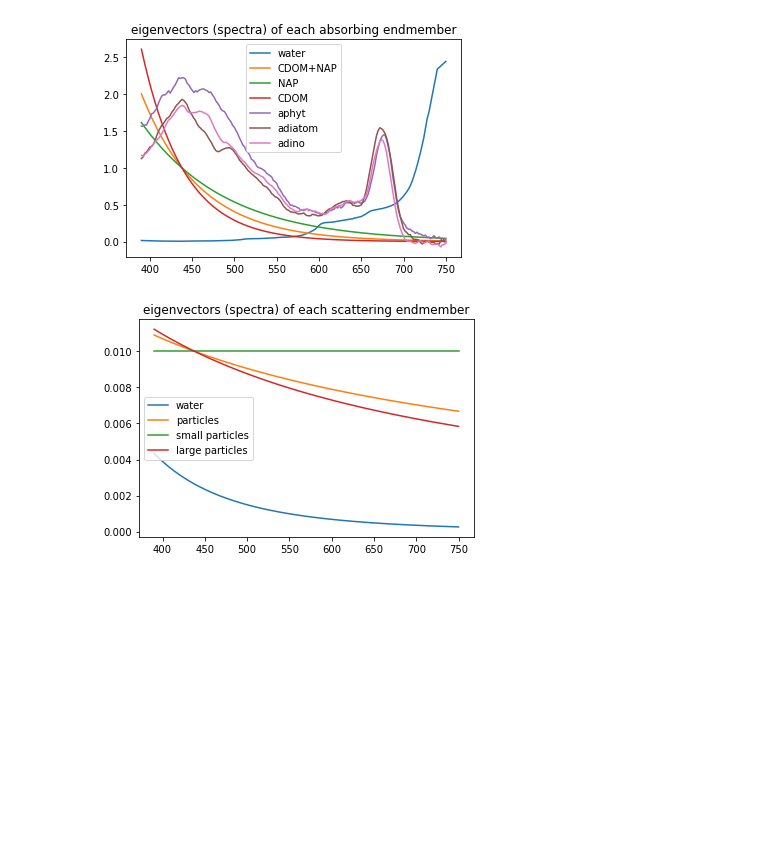
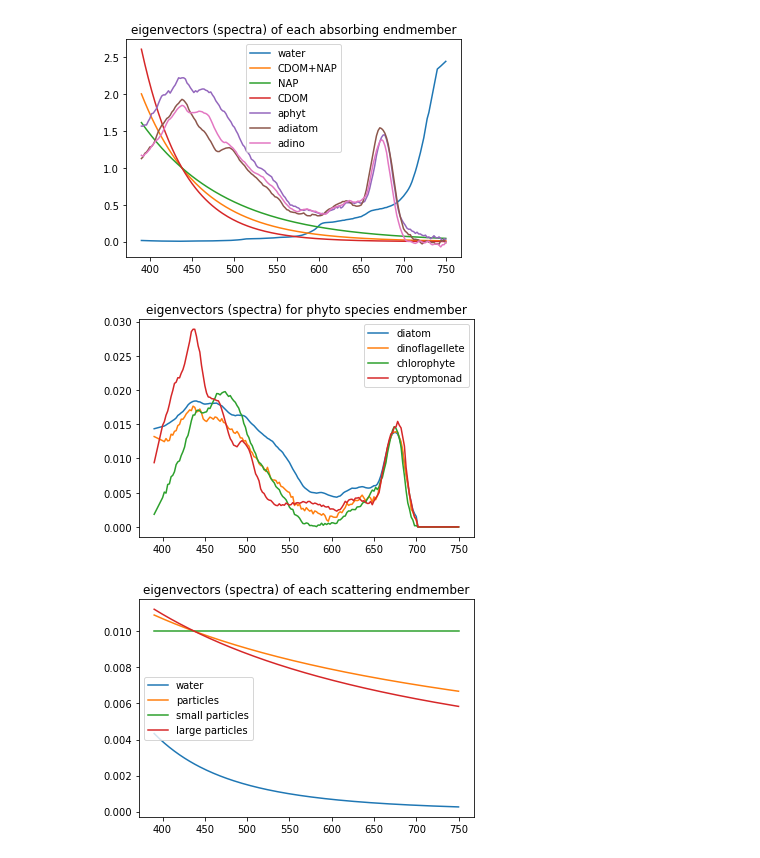
Before and after one commit to patrickcgray/inverse_modeling, a Jupyter notebook: inversemodelRC.ipynb, the cells around one changed output. Saved outputs shown, nothing was run; the diff lists cells and outputs as text; code cells hidden in the pictures; blank space fills up the shorter version.

Commit message:
prelab push with all data and updated phyto species spectra

```diff
--- a/inversemodelRC.ipynb
+++ b/inversemodelRC.ipynb
@@ -278,6 +261,28 @@ def diat_dino_abs(wavelength):
     a_phi2_2 = fx(wavelength)
     a_phi2 = np.array([a_phi2_1, a_phi2_2])
     return(a_phi2)
+# %%
+def phyto_species_abs(wavelength):
+    # averaged spectrum from Roesler (WET Cal experiment)
+    # specific absorption coefficient (m2/mg)
+    # dinoflagellate diatom chlorophyte cryptomonad
+
+    # take the file and interpolate the different components about then merge them back
+    a_f = np.genfromtxt('data/phyto_species_abs.csv', delimiter=',')
+
+    a_phis = np.array([])
+
+    for i in range(1,5):
+        fx = InterpolatedUnivariateSpline(a_f[:,0],a_f[:,i], k=1)
+        a_phix = fx(wavelength)
+        # set wavelengths above 700 to 0
+        a_phix[wavelength > 700] = 0
+        if len(a_phis) == 0:
+            a_phis = a_phix
+        else:
+            a_phis = np.vstack([a_phis,a_phix])
+
+    return(a_phis)
 # %% [markdown]
 #### Use all of these parameters and data based spectra to create the absorption and backscattering vectors at the correct wavelengths.
 # %%
@@ -305,6 +311,20 @@ plt.title("eigenvectors (spectra) of each absorbing endmember")
 plt.show()
 # %% [output]
 [figure]
+# %%
+# four components of chl-specific absorption: diat dino chlorophyte cryptomonad
+a_phi_species = phyto_species_abs(wavelength)
+labels = ['diatom', 'dinoflagellete', 'chlorophyte', 'cryptomonad']
+
+for i in range(len(a_phi_species)):
+    plt.plot(wavelength,a_phi_species[i], label=labels[i])
+
+plt.legend()
+plt.title("eigenvectors (spectra) for phyto species endmember")
+# plt.savefig('additional_species.png',dpi=300)
+plt.show()
+# %% [output]
+[figure, added]
 # %%
 plt.plot(wavelength,bb_w, label='water')
 plt.plot(wavelength,bb_p*.01, label='particles')
```
Also changed, not shown: parts of 18 cells of this notebook, 10 other files.
